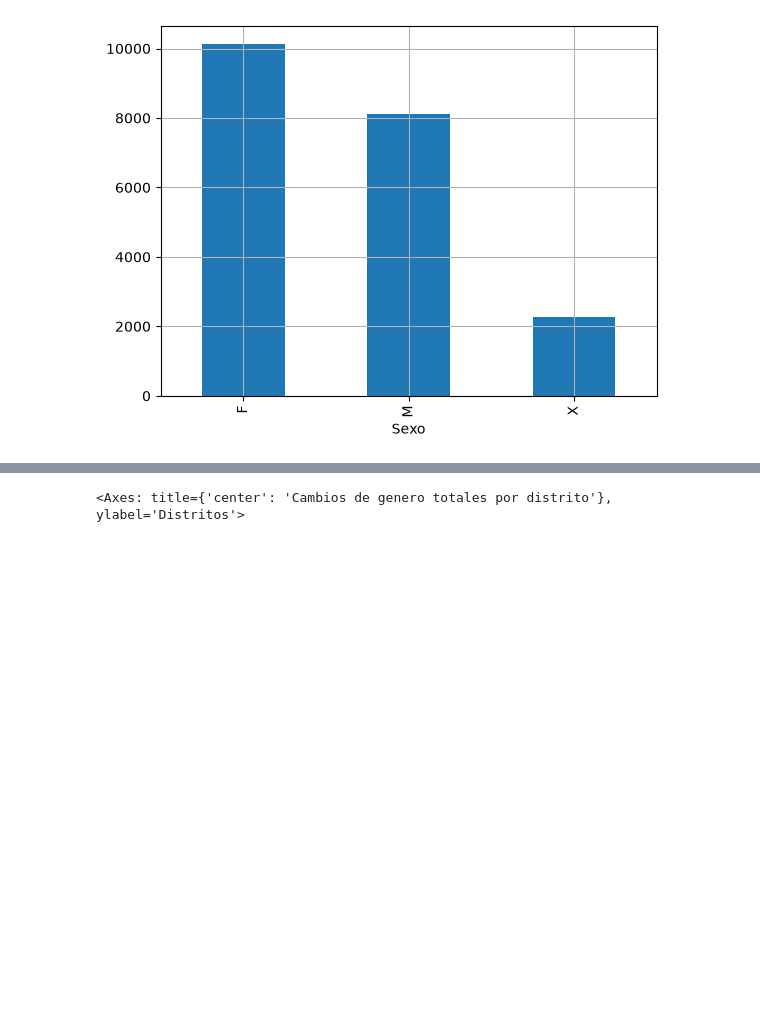
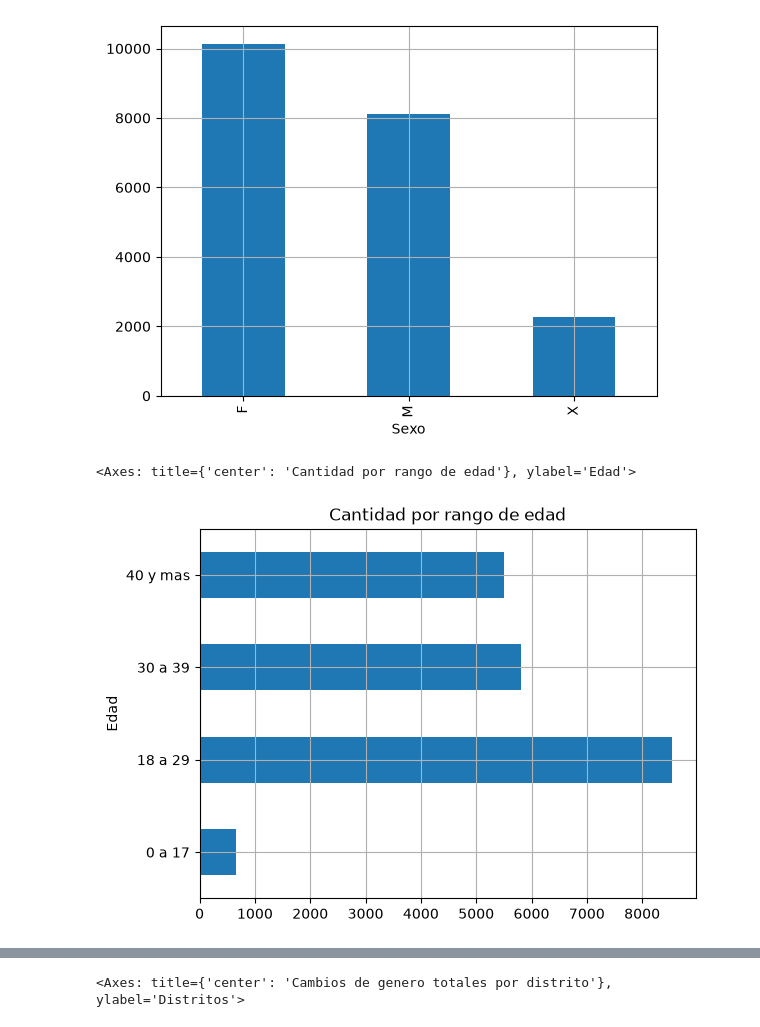
Before and after one commit to TomasVerniano/ANALISIS_POBLACION_ARGENTINA_AED, a Jupyter notebook: cambios_genero.ipynb, the cells around one changed output, grey strips where cells are left out. Saved outputs shown, nothing was run; the diff lists cells and outputs as text; code cells hidden in the pictures; blank space fills up the shorter version.

```diff
--- a/cambios_genero.ipynb
+++ b/cambios_genero.ipynb
@@ -80,3 +74,9 @@ cambios_genero_sexo.plot(kind='bar', xlabel='Sexo', grid=True)
 # %% [output]
 <Axes: xlabel='Sexo'>
 [figure]
+# %%
+cambios_genero_edad_total = cambios_genero_edad.groupby('edad_actual_grandes_grupos')['cantidad'].sum()
+cambios_genero_edad_total.plot(kind='barh', x='edad_actual_grandes_grupos', ylabel='Edad', y='cantidad', title='Cantidad por rango de edad', grid=True)
+# %% [output]
+<Axes: title={'center': 'Cantidad por rango de edad'}, ylabel='Edad'>
+[figure, added]
```
Also changed, not shown: parts of 4 cells of this notebook, 3 other files.
